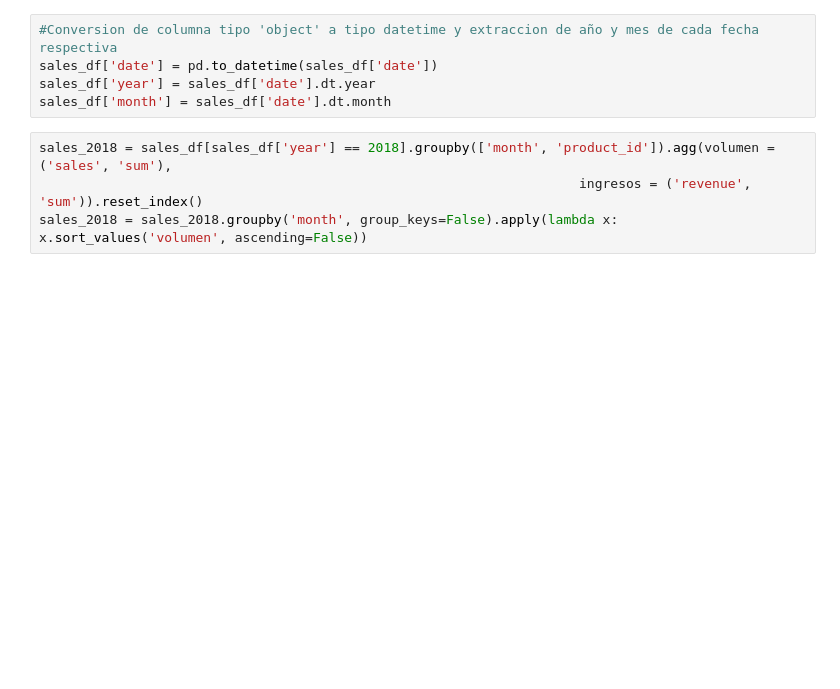
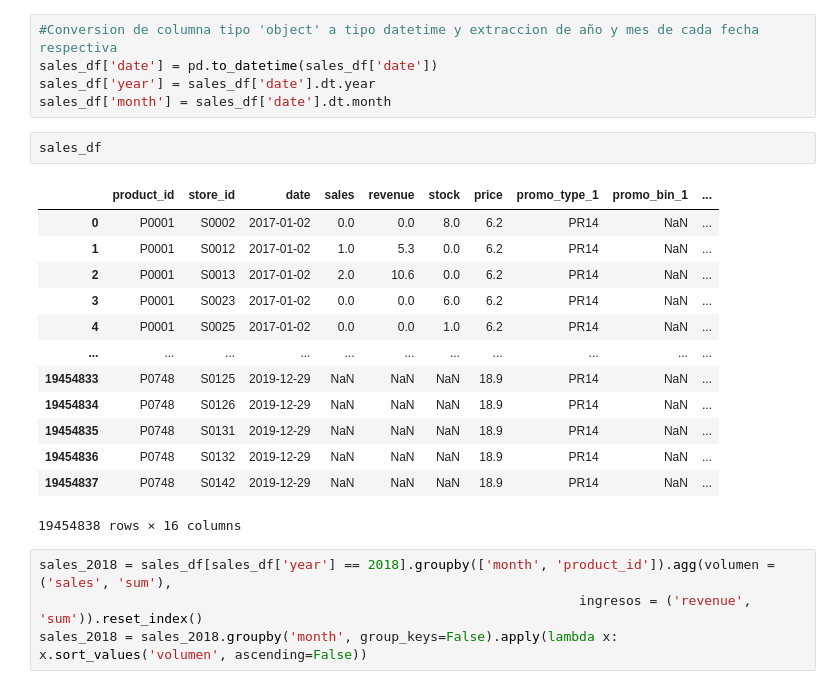
Before and after one commit to Germanifold91/WS_SumzDE, a Jupyter notebook: ws_python.ipynb, the cells around one changed output. Saved outputs shown, nothing was run; the diff lists cells and outputs as text; blank space fills up the shorter version.

```diff
--- a/ws_python.ipynb
+++ b/ws_python.ipynb
@@ -69,6 +70,22 @@ stores_df.head(10)
 sales_df['date'] = pd.to_datetime(sales_df['date'])
 sales_df['year'] = sales_df['date'].dt.year
 sales_df['month'] = sales_df['date'].dt.month
+# %%
+sales_df
+# %% [output]
+|  | product_id | store_id | date | sales | revenue | stock | price | promo_type_1 | promo_bin_1 | ... |
+| 0 | P0001 | S0002 | 2017-01-02 | 0.0 | 0.0 | 8.0 | 6.2 | PR14 | NaN | ... |
+| 1 | P0001 | S0012 | 2017-01-02 | 1.0 | 5.3 | 0.0 | 6.2 | PR14 | NaN | ... |
+| 2 | P0001 | S0013 | 2017-01-02 | 2.0 | 10.6 | 0.0 | 6.2 | PR14 | NaN | ... |
+| 3 | P0001 | S0023 | 2017-01-02 | 0.0 | 0.0 | 6.0 | 6.2 | PR14 | NaN | ... |
+| 4 | P0001 | S0025 | 2017-01-02 | 0.0 | 0.0 | 1.0 | 6.2 | PR14 | NaN | ... |
+| ... | ... | ... | ... | ... | ... | ... | ... | ... | ... | ... |
+| 19454833 | P0748 | S0125 | 2019-12-29 | NaN | NaN | NaN | 18.9 | PR14 | NaN | ... |
+| 19454834 | P0748 | S0126 | 2019-12-29 | NaN | NaN | NaN | 18.9 | PR14 | NaN | ... |
+| 19454835 | P0748 | S0131 | 2019-12-29 | NaN | NaN | NaN | 18.9 | PR14 | NaN | ... |
+| 19454836 | P0748 | S0132 | 2019-12-29 | NaN | NaN | NaN | 18.9 | PR14 | NaN | ... |
+| 19454837 | P0748 | S0142 | 2019-12-29 | NaN | NaN | NaN | 18.9 | PR14 | NaN | ... |
+19454838 rows × 16 columns
 # %%
 sales_2018 = sales_df[sales_df['year'] == 2018].groupby(['month', 'product_id']).agg(volumen = ('sales', 'sum'),
                                                                      ingresos = ('revenue', 'sum')).reset_index()
```
Also changed, not shown: parts of 1 cell of this notebook, 1 other file.
